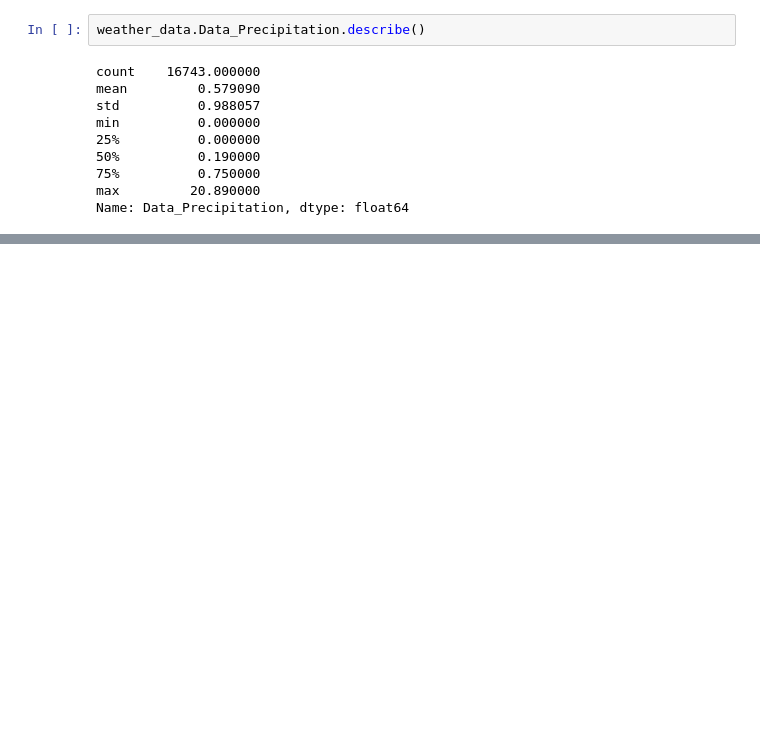
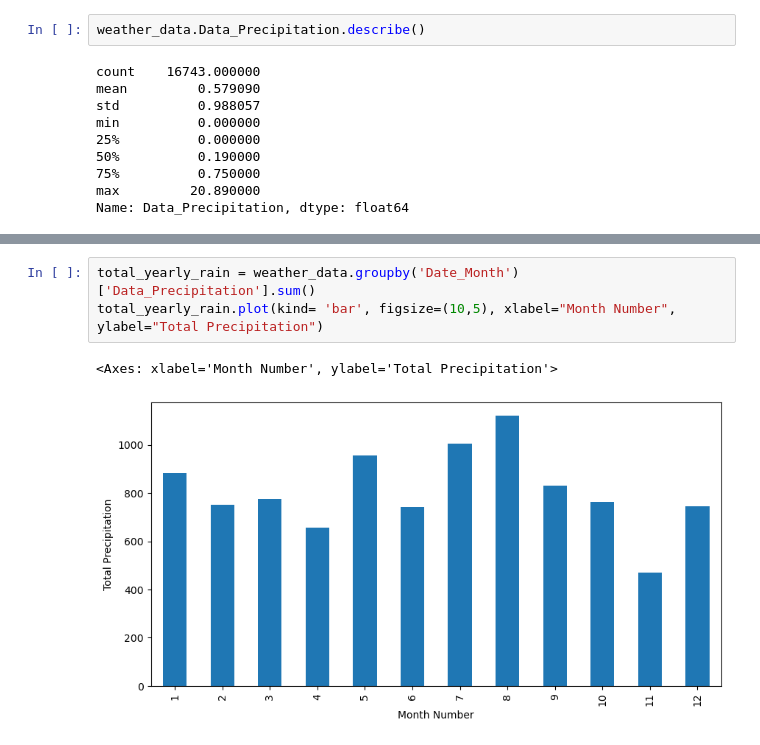
Before and after one commit to LiamTanner/c2130-project, a Jupyter notebook: analysis.ipynb, the cells around one changed output, grey strips where cells are left out. Saved outputs shown, nothing was run; the diff lists cells and outputs as text; blank space fills up the shorter version.

```diff
--- a/analysis.ipynb
+++ b/analysis.ipynb
@@ -39,0 +97,6 @@ weather_data.Data_Precipitation.value_counts()
+# %%
+total_yearly_rain = weather_data.groupby('Date_Month')['Data_Precipitation'].sum()
+total_yearly_rain.plot(kind= 'bar', figsize=(10,5), xlabel="Month Number", ylabel="Total Precipitation")
+# %% [output]
+<Axes: xlabel='Month Number', ylabel='Total Precipitation'>
+[figure, added]
```
Also changed, not shown: parts of 8 cells of this notebook.
